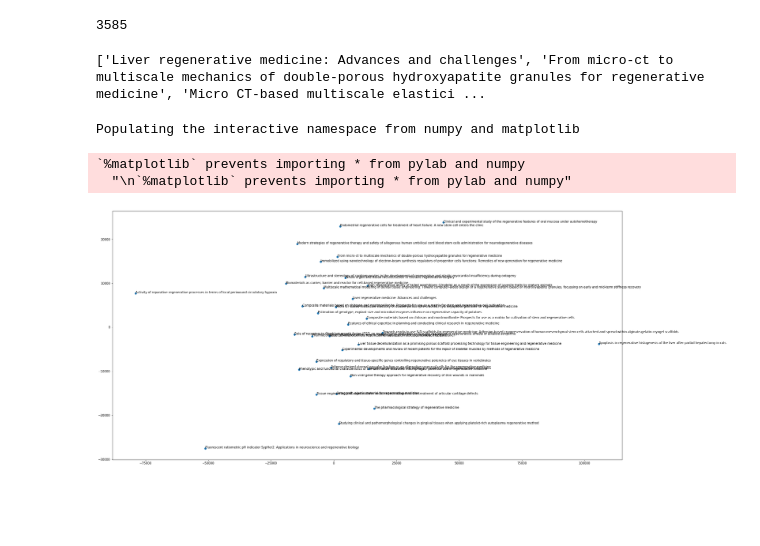
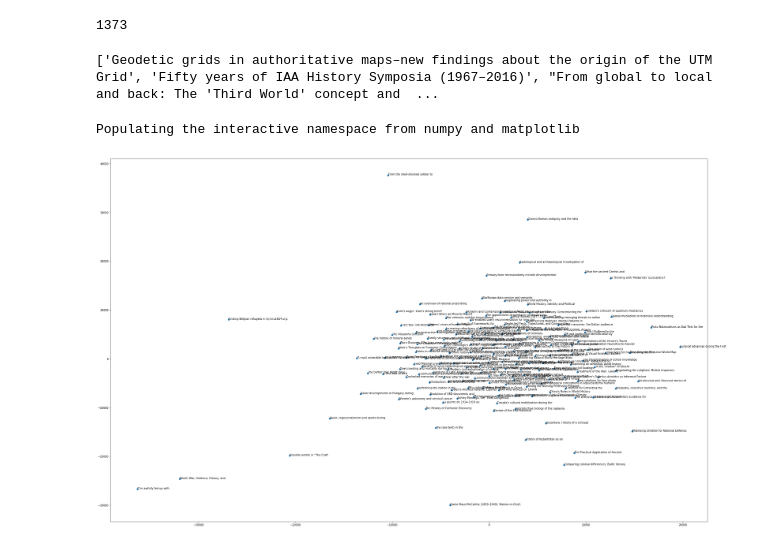
Before and after one commit to alatalab/articles_theme, a Jupyter notebook: tsne_experiment.ipynb, the cells around one changed output. Drawn from its saved outputs; the diff is of its cells as text; code cells hidden in the pictures; blank space fills up the shorter version.

Commit message:
world history model

```diff
--- a/tsne_experiment.ipynb
+++ b/tsne_experiment.ipynb
@@ -5,14 +5,14 @@ from gensim.models.doc2vec import Doc2Vec
 
 
 
-docs=Doc2Vec.load("doc2vec.bin")
+docs=Doc2Vec.load("world_history_doc2vec.bin")
 newdoc=[]
 for doc in docs.docvecs:
    newdoc.append(doc)
 
 print(len(newdoc))
 # %% [output]
-3585
+1373
 # %%
 import sys
 import codecs
@@ -24,16 +24,17 @@ import pandas as pd
 from sklearn.manifold import TSNE
 
 titles=list(docs.docvecs.doctags.keys())
+
+
+print(titles)
+# %% [output]
+['Geodetic grids in authoritative maps–new findings about the origin of the UTM Grid', 'Fifty years of IAA History Symposia (1967–2016)', "From global to local and back: The 'Third World' concept and  ...
 # %%
 a_titles=[]
 a_doc=[]
 i=0
 for title in titles:
-    if "regenerative" in title:
-        a_titles.append(title)
-        a_doc.append(newdoc[i])
+    a_doc.append(newdoc[i])
+    a_titles.append(" ".join(title.split(" ")[:5]))
     i=i+1
-print(a_titles)
-# %% [output]
-['Liver regenerative medicine: Advances and challenges', 'From micro-ct to multiscale mechanics of double-porous hydroxyapatite granules for regenerative medicine', 'Micro CT-based multiscale elastici ...
 # %%
@@ -49,13 +50,11 @@ Y = tsne.fit_transform(a_doc)
 Y=Y*100
 # %%
 %pylab inline
-pylab.rcParams['figure.figsize'] = (30,15)
+pylab.rcParams['figure.figsize'] = (40,25)
 plt.scatter(Y[:, 0], Y[:, 1])
 for label, x, y in zip(a_titles, Y[:, 0], Y[:, 1]):
     plt.annotate(label, xy=(x, y), xytext=(0, 0), textcoords='offset points')
 plt.show()
 # %% [output]
 Populating the interactive namespace from numpy and matplotlib
-`%matplotlib` prevents importing * from pylab and numpy
-  "\n`%matplotlib` prevents importing * from pylab and numpy"
-[figure, old version]
+[figure, new version]
```
Also changed, not shown: parts of 1 cell of this notebook, 4 other files.
